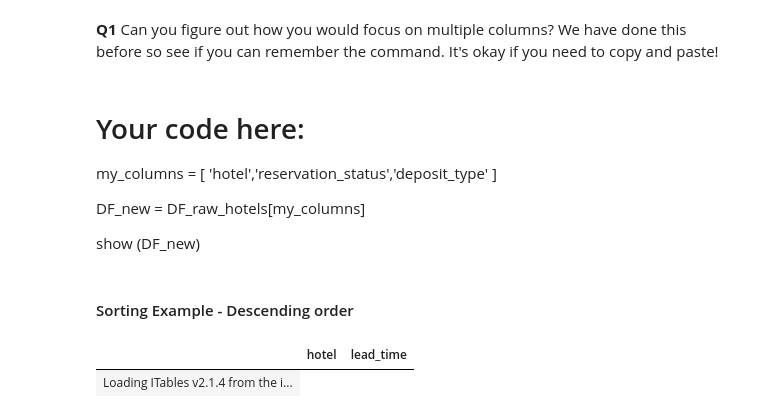
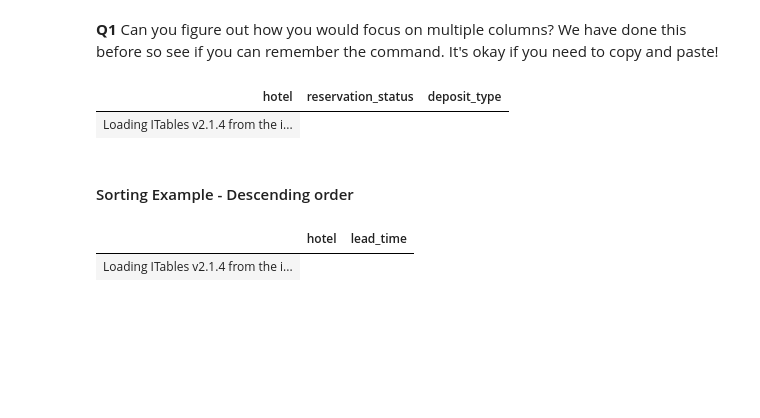
Before and after one commit to Rubenmregalado/Day5, a Jupyter notebook: Day5-HW.ipynb, the cells around one changed output. Drawn from its saved outputs; the diff is of its cells as text; code cells hidden in the pictures; blank space fills up the shorter version.

```diff
--- a/Day5-HW.ipynb
+++ b/Day5-HW.ipynb
@@ -53,13 +53,16 @@ show(DF_raw_hotels)
 | Loading ITables v2.1.4 from the i... | ... |
 # %% [markdown]
 **Q1** Can you figure out how you would focus on multiple columns? We have done this before so see if you can remember the command. It's okay if you need to copy and paste!
-# %% [markdown]
-# Your code here:
-my_columns = [ 'hotel','reservation_status','deposit_type' ]
-
-DF_new = DF_raw_hotels[my_columns]
-
-show (DF_new)
+# %%
+
+my_columns = [ 'hotel','reservation_status','deposit_type' ]
+
+DF_new = DF_raw_hotels[my_columns]
+
+show (DF_new)
+# %% [output]
+| hotel | reservation_status | deposit_type |
+| Loading ITables v2.1.4 from the i... |
 # %% [markdown]
 #### Sorting Example - Descending order
 # %%
```
Also changed, not shown: parts of 6 cells of this notebook.
